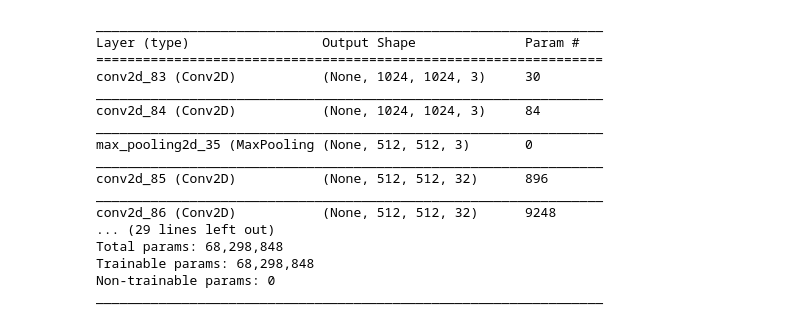
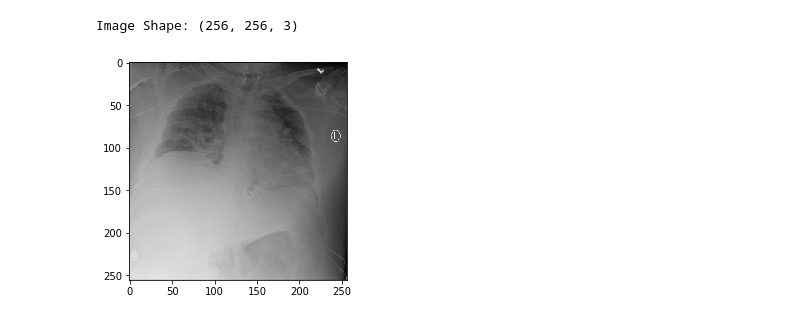
Before and after one commit to Ram81/Thorax_Disease_Classification, a Jupyter notebook: CNN.ipynb, the cells around one changed output. Cells and saved outputs as stored; diff of their text form; code cells hidden in the pictures.

```diff
--- a/CNN.ipynb
+++ b/CNN.ipynb
@@ -35,21 +16,31 @@ def build_model():
-# %%
-model = build_model()
-model.summary()
-# %% [output]
-_________________________________________________________________
-Layer (type)                 Output Shape              Param #
-=================================================================
-conv2d_83 (Conv2D)           (None, 1024, 1024, 3)     30
-_________________________________________________________________
-conv2d_84 (Conv2D)           (None, 1024, 1024, 3)     84
-_________________________________________________________________
-max_pooling2d_35 (MaxPooling (None, 512, 512, 3)       0
-_________________________________________________________________
-conv2d_85 (Conv2D)           (None, 512, 512, 32)      896
-_________________________________________________________________
-conv2d_86 (Conv2D)           (None, 512, 512, 32)      9248
-... (29 lines left out)
-Total params: 68,298,848
-Trainable params: 68,298,848
-Non-trainable params: 0
-_________________________________________________________________
+# %%
+img_size = 256
+IMG_PATH = 'train_/'
+
+X_train = []
+Y_train = []
+
+def read_image(image_name):
+    image = cv2.imread(IMG_PATH + image_name)
+    image = cv2.resize(image, (img_size, img_size))
+    return image
+
+def showImage(image_name):
+    image = read_image(image_name)
+    print("Image Shape: "+str(image.shape))
+    plt.imshow(image)
+    return
+
+# Load Dataset
+def load_dataset():
+    data = pd.read_csv('csv/train.csv', sep=',')
+    row = data.iloc[0]
+    showImage(row['image_name'])
+    #for idx, row in data.iterrows():
+    #    X_train.append(read_image(row['image_name']))
+    return
+# %%
+load_dataset()
+# %% [output]
+Image Shape: (256, 256, 3)
+[figure, added]
```
Also changed, not shown: parts of 3 cells of this notebook.
